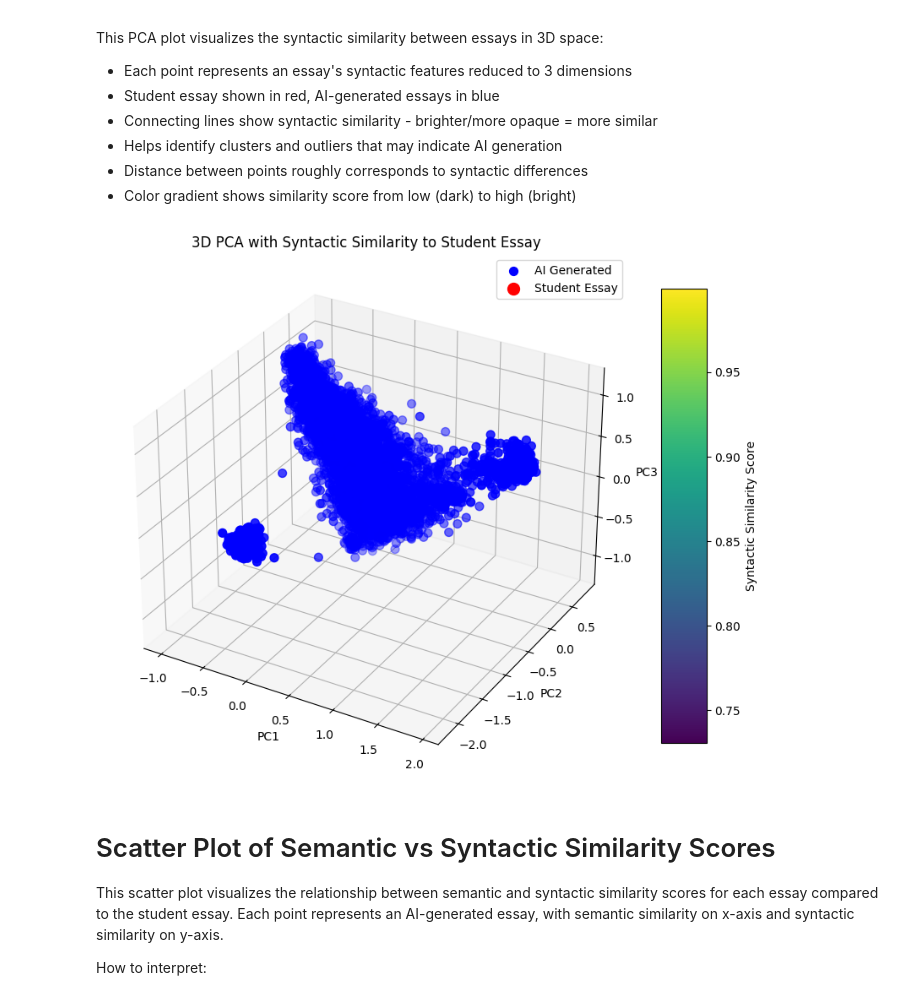
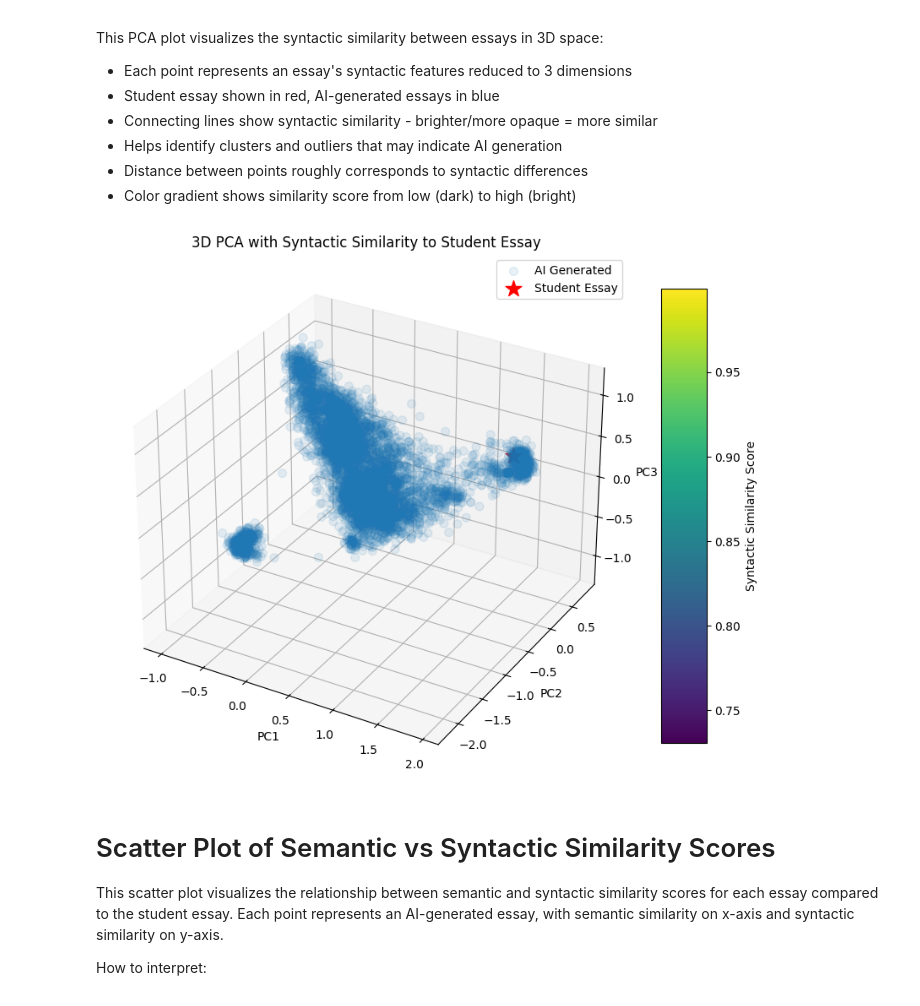
Before and after one commit to 0xHenriksson/essay-detect, a Jupyter notebook: detect.ipynb, the cells around one changed output. Cells and saved outputs as stored; diff of their text form; code cells hidden in the pictures.

```diff
--- a/detect.ipynb
+++ b/detect.ipynb
@@ -611,7 +608,7 @@ ax = fig.add_subplot(111, projection='3d')
 
 # Plot AI-generated essays in blue
 ax.scatter(embeddings_3d[:-1, 0], embeddings_3d[:-1, 1], embeddings_3d[:-1, 2],
-           c=syntactic_scores, label='AI Generated', s=50, alpha=0.1)
+           label='AI Generated', s=50, alpha=0.1)
 
 # Plot student essay in red
 ax.scatter(embeddings_3d[-1, 0], embeddings_3d[-1, 1], embeddings_3d[-1, 2],
@@ -619,34 +616,34 @@ ax.scatter(embeddings_3d[-1, 0], embeddings_3d[-1, 1], embeddings_3d[-1, 2],
 
 # Highlight similarity using syntactic scores
 student_index = len(embeddings_3d) - 1
 for i in range(len(embeddings_3d) - 1):
     # use syntactic_scores instead of similarity_matrix
     # following line attempts to fix out of range similarity_matrix error
     if i < similarity_matrix.shape[0] and student_index < similarity_matrix.shape[1]:
         score = syntactic_scores[i]
         color = plt.cm.viridis(score)
         ax.plot([embeddings_3d[i, 0], embeddings_3d[student_index, 0]],
                 [embeddings_3d[i, 1], embeddings_3d[student_index, 1]],
                 [embeddings_3d[i, 2], embeddings_3d[student_index, 2]],
                 color=color, alpha=0.7, linestyle='--', linewidth=2)
 
 ax.set_xlabel('PC1')
 ax.set_ylabel('PC2')
 ax.set_zlabel('PC3')
 ax.set_title('3D PCA with Syntactic Similarity to Student Essay')
 ax.legend()
 
 # Update colorbar to use syntactic score range
 sm = plt.cm.ScalarMappable(cmap=plt.cm.viridis,
                            norm=plt.Normalize(vmin=min(syntactic_scores),
                                               vmax=max(syntactic_scores)))
 sm.set_array([])
 cbar = fig.colorbar(sm, ax=ax, shrink=0.7, aspect=10)
 cbar.set_label('Syntactic Similarity Score')
 
 plt.show()
 # %% [output]
-[figure, old version]
+[figure, new version]
 # %% [markdown]
 # Scatter Plot of Semantic vs Syntactic Similarity Scores
 This scatter plot visualizes the relationship between semantic and syntactic similarity scores
```
Also changed, not shown: parts of 21 cells of this notebook.
